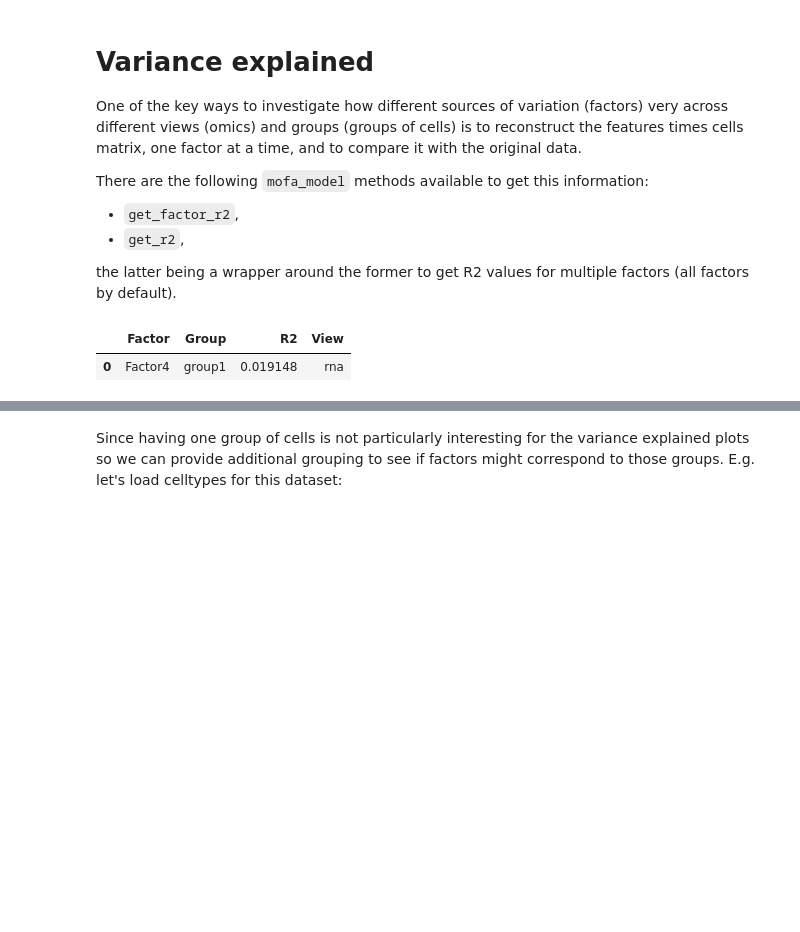
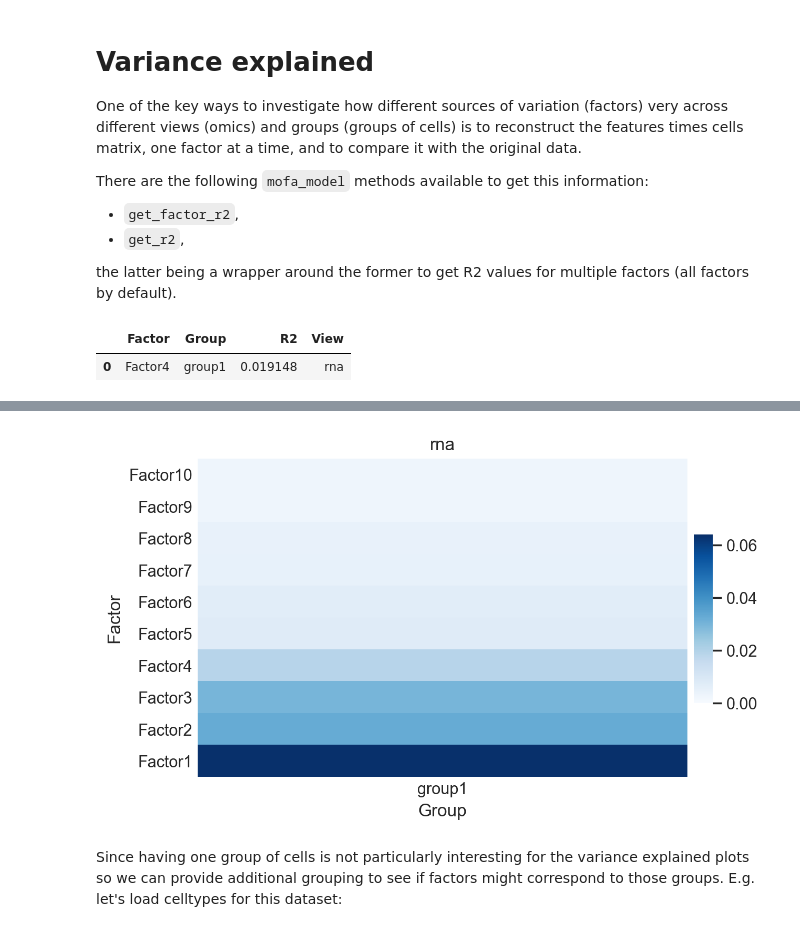
Before and after one commit to bioFAM/mofax, a Jupyter notebook: notebooks/getting_started_pbmc10k.ipynb, the cells around one changed output, grey strips where cells are left out. Drawn from its saved outputs; the diff is of its cells as text; code cells hidden in the pictures; blank space fills up the shorter version.

```diff
--- a/notebooks/getting_started_pbmc10k.ipynb
+++ b/notebooks/getting_started_pbmc10k.ipynb
@@ -262,3 +272,7 @@ m.get_r2(factors=list(range(4))).sort_values("R2", ascending=False).head()
+# %%
+mfx.plot_r2(m, factors=list(range(10)), cmap="Blues")
+# %% [output]
+[figure, added]
 # %% [markdown]
 Since having one group of cells is not particularly interesting for the variance explained plots so we can provide additional grouping to see if factors might correspond to those groups. E.g. let's load celltypes for this dataset:
 # %%
```
Also changed, not shown: parts of 22 cells of this notebook.
